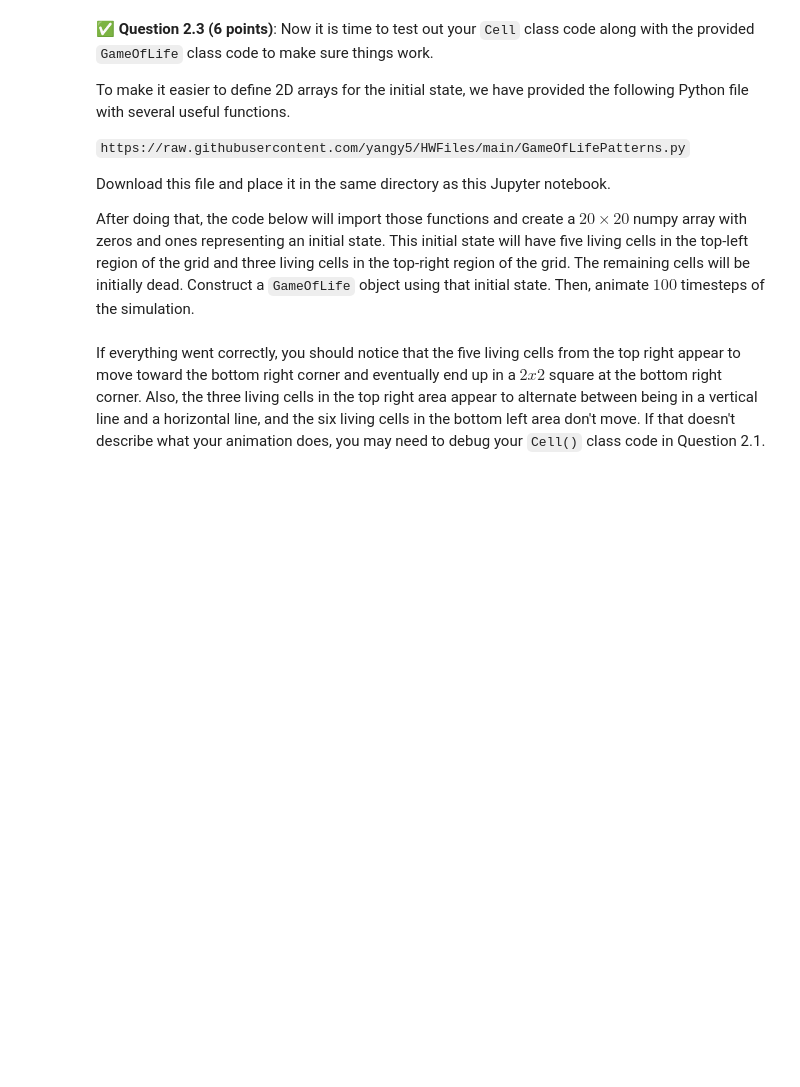
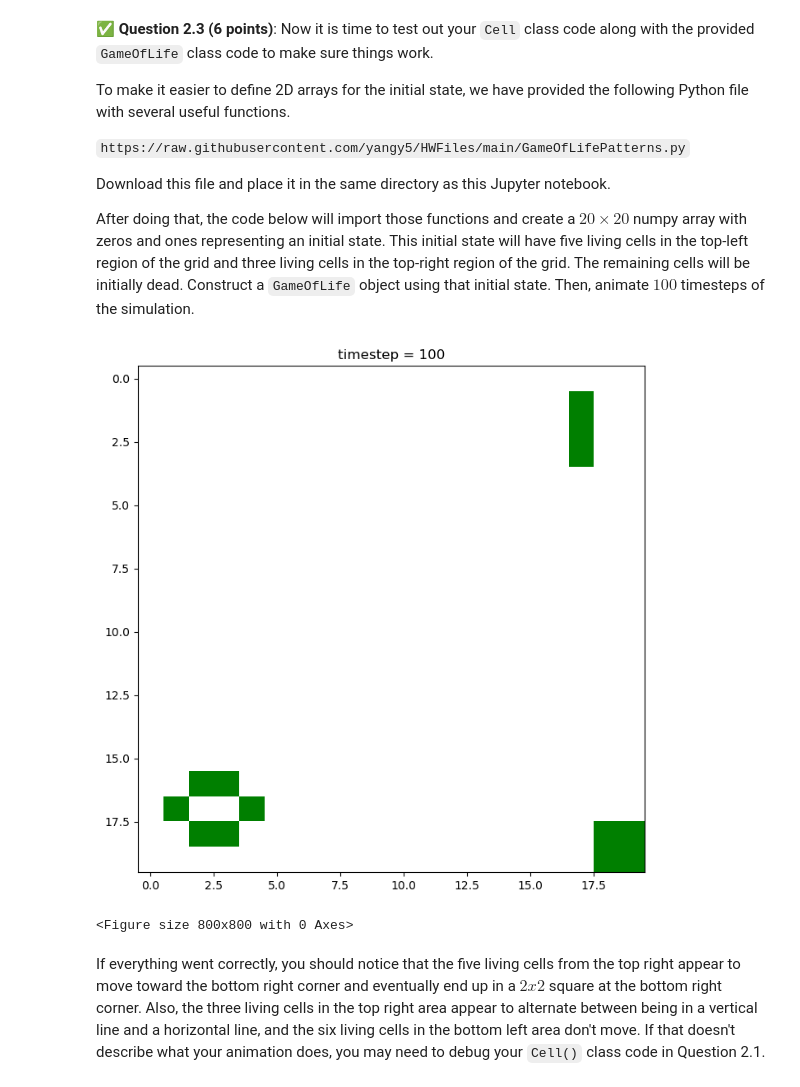
Before and after one commit to johnwano/CMSE202-f23-turnin, a Jupyter notebook: hw-02/HW-02_ABMandGraphTheory-STUDENT.ipynb, the cells around one changed output. Saved outputs shown, nothing was run; the diff lists cells and outputs as text; code cells hidden in the pictures; blank space fills up the shorter version.

```diff
--- a/hw-02/HW-02_ABMandGraphTheory-STUDENT.ipynb
+++ b/hw-02/HW-02_ABMandGraphTheory-STUDENT.ipynb
@@ -215,29 +223,37 @@ Download this file and place it in the same directory as this Jupyter notebook.
 
 After doing that, the code below will import those functions and create a $20 \times 20$ numpy array with zeros and ones representing an initial state. This initial state will have five living cells in the top-left region of the grid and three living cells in the top-right region of the grid. The remaining cells will be initially dead. Construct a `GameOfLife` object using that initial state. Then, animate $100$ timesteps of the simulation.
 # %%
-# Put your code for Question 2.3 here
+from matplotlib.animation import FuncAnimation
+from IPython.display import display, clear_output
+import time
+from GameOfLifePatterns import *  # Import helper functions
 
-# Import helper functions
-from GameOfLifePatterns import *
+# Implement the Cell class here as specified earlier
 
-# initial state array
+# Implement the GameOfLife class here as specified in the provided code
+
+# Create initial state array
 initial_state = np.zeros((20,20))
 initial_state = add_glider(initial_state,0,0,'SE')
 initial_state = add_blinker(initial_state,1,17,'vertical')
 initial_state = add_beehive(initial_state,16,1,'horizontal')
 
-# create a GameOfLife object using the initial_state formed above
+# Create a GameOfLife object using the initial_state formed above
+game = GameOfLife(initial_state)
 
-# figure for animation
-fig, ax = plt.subplots(figsize=(8,8)) # change figsize if needed
+# Figure for animation
+fig, ax = plt.subplots(figsize=(8,8))  # Change figsize if needed
 
-# draw the initial state
+# Draw the initial state
+game.draw(fig)
 
-# loop over 100 iterations
-
-    # evolve the simulation by one timestep
-
-    # draw the grid of cells
+# Loop over 100 iterations
+for _ in range(100):
+    game.update()  # Evolve the simulation by one timestep
+    game.draw(fig)  # Draw the grid of cells
+# %% [output]
+[figure, added]
+<Figure size 800x800 with 0 Axes>
 # %% [markdown]
 If everything went correctly, you should notice that the five living cells from the top right appear to move toward the bottom right corner and eventually end up in a $2x2$ square at the bottom right corner. Also, the three living cells in the top right area appear to alternate between being in a vertical line and a horizontal line, and the six living cells in the bottom left area don't move. If that doesn't describe what your animation does, you may need to debug your `Cell()` class code in Question 2.1.
 # %% [markdown]
```
Also changed, not shown: parts of 17 cells of this notebook.
